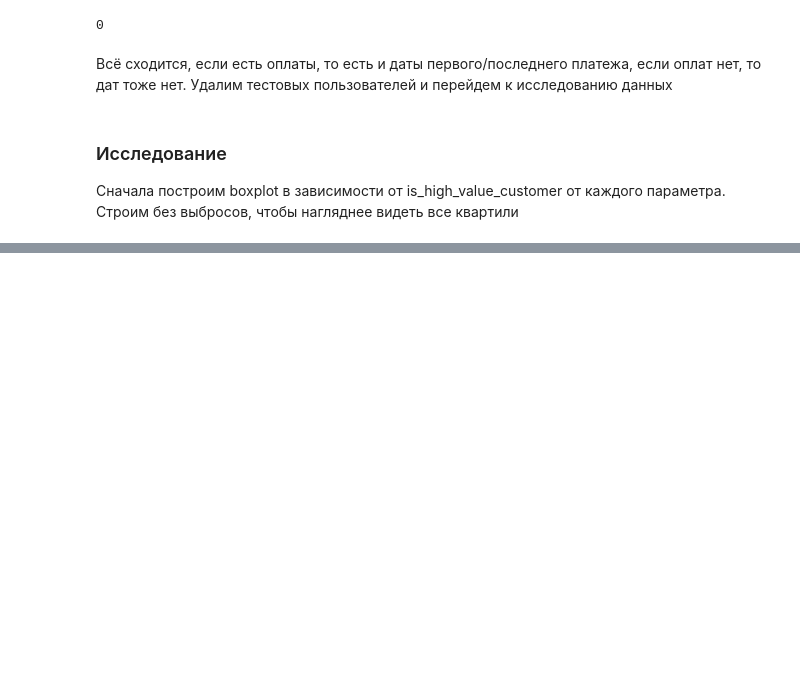
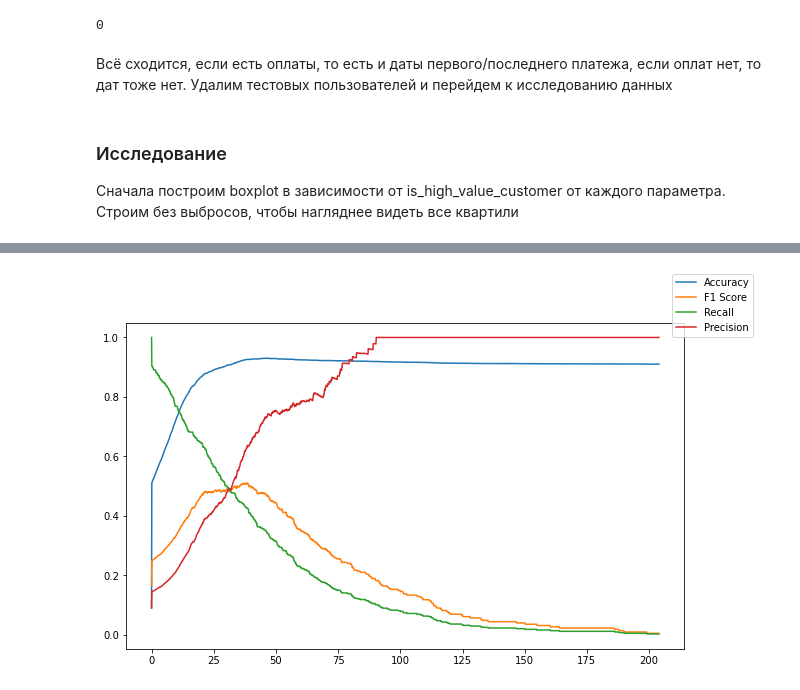
Before and after one commit to artsiom-bury/kit-code-test-exercise, a Jupyter notebook: test_exercise_kitcode.ipynb, the cells around one changed output, grey strips where cells are left out. Saved outputs shown, nothing was run; the diff lists cells and outputs as text; code cells hidden in the pictures; blank space fills up the shorter version.

```diff
--- a/test_exercise_kitcode.ipynb
+++ b/test_exercise_kitcode.ipynb
@@ -177,0 +252,21 @@ plt.show()
+# %%
+from sklearn.metrics import accuracy_score, f1_score, recall_score, precision_score
+
+treshold = np.arange(df['total_paid'].min(),df['total_paid'].max(),0.1)
+
+acc, f1, rec, pre = np.array([]), np.array([]), np.array([]), np.array([])
+for i in treshold:
+    acc = np.append(acc, [accuracy_score(df['is_high_value_customer'], np.where(df['total_paid']>=i,1,0))])
+    f1 = np.append(f1, [f1_score(df['is_high_value_customer'], np.where(df['total_paid']>=i,1,0))])
+    rec = np.append(rec, [recall_score(df['is_high_value_customer'], np.where(df['total_paid']>=i,1,0))])
+    pre = np.append(pre, [precision_score(df['is_high_value_customer'], np.where(df['total_paid']>=i,1,0))])
+# %%
+fig = plt.figure(figsize=(10,6))
+sns.lineplot(x=treshold,y=acc)
+sns.lineplot(x=treshold,y=f1)
+sns.lineplot(x=treshold,y=rec)
+sns.lineplot(x=treshold,y=pre)
+fig.legend(labels=['Accuracy','F1 Score','Recall','Precision'])
+plt.show()
+# %% [output]
+[figure, added]
```
Also changed, not shown: parts of 20 cells of this notebook, 1 other file.
